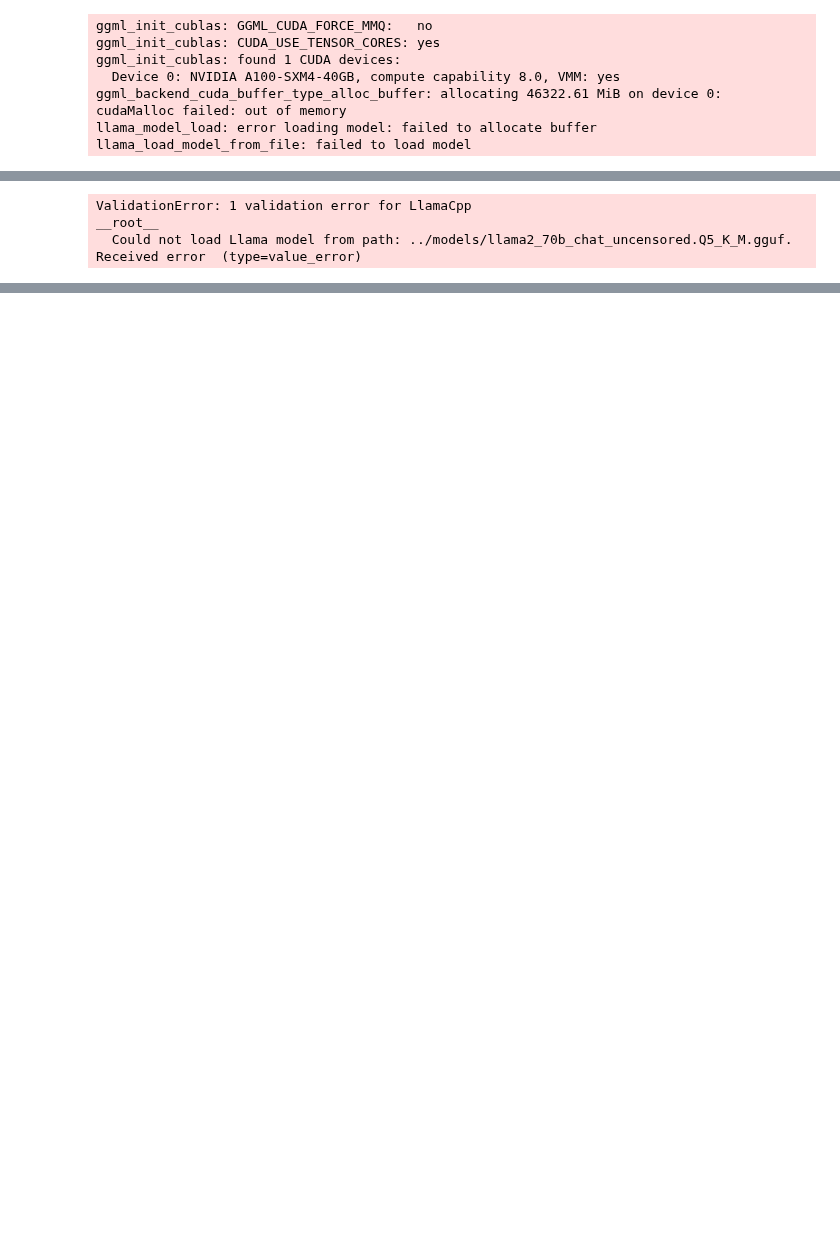
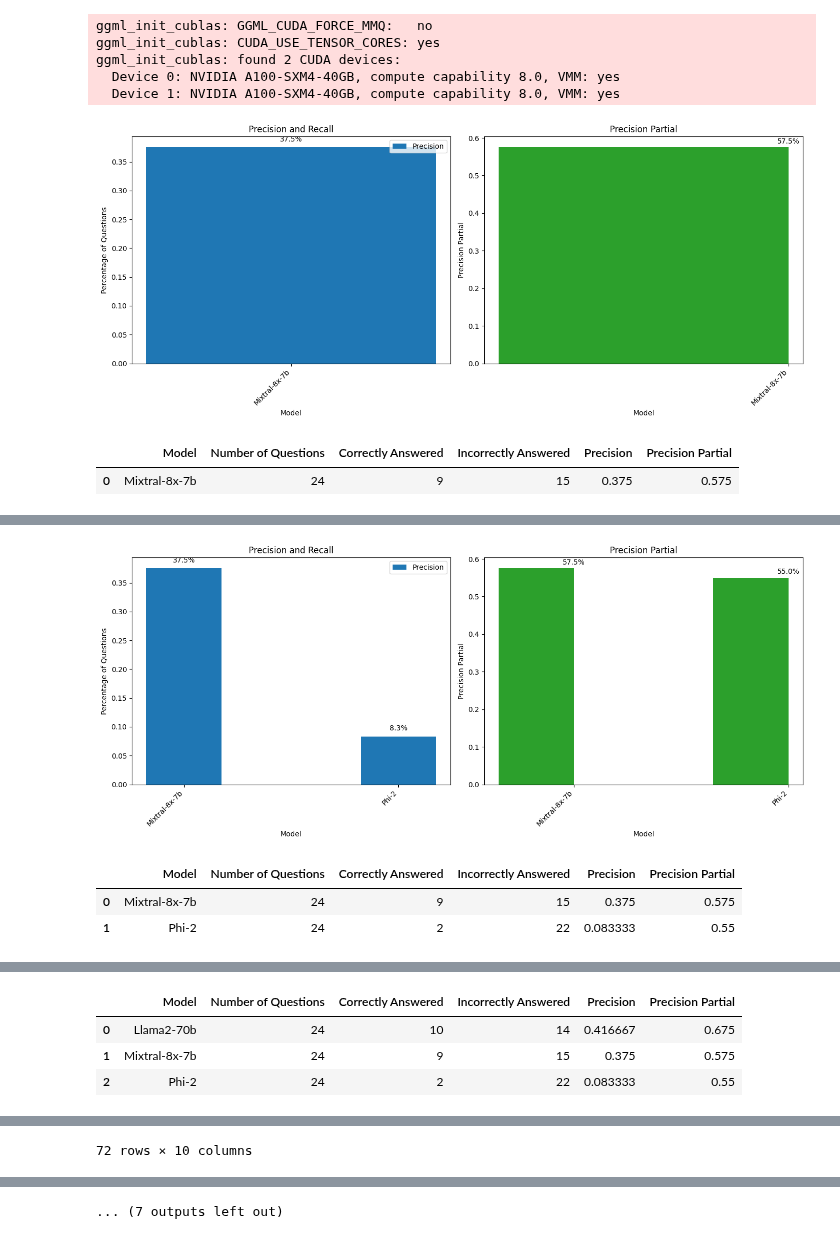
Before and after one commit to cybercampus-se/GenAICyberSecMCQA, a Jupyter notebook: src/mcqa_LLM.ipynb, the cells around one changed output, grey strips where cells are left out. Drawn from its saved outputs; the diff is of its cells as text; code cells hidden in the pictures; blank space fills up the shorter version.

Commit message:
Two different runs, prob and sampling

```diff
--- a/src/mcqa_LLM.ipynb
+++ b/src/mcqa_LLM.ipynb
@@ -10,13 +11,13 @@ from prompt_templates import *
 # %%
-MODEL_PATH = {#"Mixtral-8x-7b": "../models/mixtral-8x7b-instruct-v0.1.Q4_K_M.gguf",
+MODEL_PATH = {"Mixtral-8x-7b": "../models/mixtral-8x7b-instruct-v0.1.Q4_K_M.gguf",
+               "Phi-2": "../models/phi-2.Q5_K_M.gguf",
                "Llama2-70b": "../models/llama2_70b_chat_uncensored.Q5_K_M.gguf",
+               "Yi-34b": "../models/yi-34b-200k.Q5_K_M.gguf",
                "Dolphin-2.5": "../models/dolphin-2.5-mixtral-8x7b.Q5_K_M.gguf",
-               "Yi-34b": "../models/yi-34b-200k.Q5_K_M.gguf",
-               "Phi-2": "../models/phi-2.Q5_K_M.gguf"
               }
 
 #Set output file name
-OUTPUT_PICKEL = "../data/llm_sampling_result_10.pkl"
+OUTPUT_PICKEL = "../data/llm_prob_result_10.pkl"
 
 MAX_SAMPLING_RATE = 10
 
@@ -366,40 +347,40 @@ for model, model_path in MODEL_PATH.items():
                     valid_question_answer = True
                     break
                 else:
                     answer_letters = extract_answer(llm_answer)
                     sample_Index = index_sampling
                     valid_question_answer = True
                     for letter in answer_letters:
                         if letter in char_probabilities:
                             char_probabilities[letter] += 1
                         else:
                             char_probabilities[letter] = 1
 
         if PROBABILIY_ENABLED:
             num_of_correct_llm_answer, answerLLm, too_many_answers, answered_correctly = evaluation_probability(char_probabilities, llm_answer, answers, num_of_correct_answer)
 
 
         #Depending on the result of the answer, add the result to the dataframe
         if not valid_question_answer:
             new_row = pd.DataFrame({"Model": [model], "QuestionIndex": [index_question], "SamplingIndex": [-1], "NumberOfCorrectLLMAnswers": [0], "NumberOfCorrectExamAnswers": [num_of_correct_answer], "Ratio": [-1], "LLM_Answer": [llm_answer], "Exam_Answers": [answers]})
             llm_exam_result = pd.concat([llm_exam_result, new_row], ignore_index=True)
         else:
             new_row = pd.DataFrame({"Model": [model], "QuestionIndex": [index_question], "SamplingIndex": [sample_Index], "NumberOfCorrectLLMAnswers": [num_of_correct_llm_answer], "NumberOfCorrectExamAnswers": [num_of_correct_answer], "Ratio": [num_of_correct_llm_answer/num_of_correct_answer], "LLM_Answer": [answerLLm], "Exam_Answers": [answers], "Answered_Correctly" : [answered_correctly], "Too_Many_answers": [too_many_answers]})
             llm_exam_result = pd.concat([llm_exam_result, new_row], ignore_index=True)
             valid_question_answer = False
     answered_correctly = False
-
-
-evaluation_df = evaluation(llm_exam_result)
-plot_evaluation(evaluation_df)
-display(evaluation_df)
-display(llm_exam_result)
+    torch.cuda.empty_cache()
+    evaluation_df = evaluation(llm_exam_result)
+    plot_evaluation(evaluation_df)
+    display(evaluation_df)
+    display(llm_exam_result)
 llm_exam_result.to_pickle(OUTPUT_PICKEL)
 # %% [output]
 ggml_init_cublas: GGML_CUDA_FORCE_MMQ:   no
 ggml_init_cublas: CUDA_USE_TENSOR_CORES: yes
-ggml_init_cublas: found 1 CUDA devices:
+ggml_init_cublas: found 2 CUDA devices:
   Device 0: NVIDIA A100-SXM4-40GB, compute capability 8.0, VMM: yes
-ggml_backend_cuda_buffer_type_alloc_buffer: allocating 46322.61 MiB on device 0: cudaMalloc failed: out of memory
-llama_model_load: error loading model: failed to allocate buffer
-llama_load_model_from_file: failed to load model
+  Device 1: NVIDIA A100-SXM4-40GB, compute capability 8.0, VMM: yes
+[figure, added]
+|  | Model | Number of Questions | Correctly Answered | Incorrectly Answered | Precision | Precision Partial |
+| 0 | Mixtral-8x-7b | 24 | 9 | 15 | 0.375 | 0.575 |
@@ -405,0 +404,4 @@ llama_load_model_from_file: failed to load model
+[figure, added]
+|  | Model | Number of Questions | Correctly Answered | Incorrectly Answered | Precision | Precision Partial |
+| 0 | Mixtral-8x-7b | 24 | 9 | 15 | 0.375 | 0.575 |
+| 1 | Phi-2 | 24 | 2 | 22 | 0.083333 | 0.55 |
@@ -405,0 +426,4 @@ llama_load_model_from_file: failed to load model
+|  | Model | Number of Questions | Correctly Answered | Incorrectly Answered | Precision | Precision Partial |
+| 0 | Llama2-70b | 24 | 10 | 14 | 0.416667 | 0.675 |
+| 1 | Mixtral-8x-7b | 24 | 9 | 15 | 0.375 | 0.575 |
+| 2 | Phi-2 | 24 | 2 | 22 | 0.083333 | 0.55 |
@@ -406,3 +442 @@ llama_load_model_from_file: failed to load model
-ValidationError: 1 validation error for LlamaCpp
-__root__
-  Could not load Llama model from path: ../models/llama2_70b_chat_uncensored.Q5_K_M.gguf. Received error  (type=value_error)
+72 rows × 10 columns
@@ -409 +444,2 @@ __root__
+... (7 outputs left out)
 # %%
```
Also changed, not shown: parts of 4 cells of this notebook, 1 other file.
